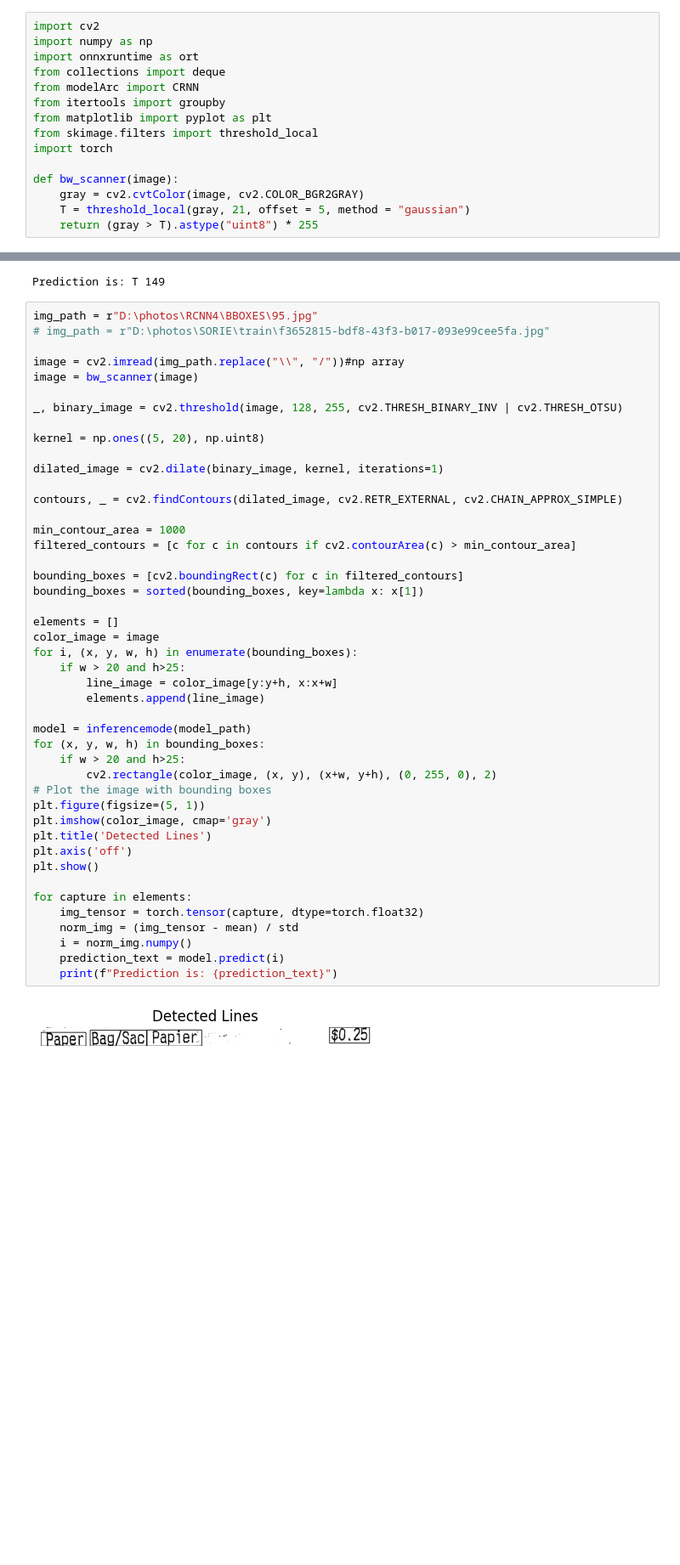
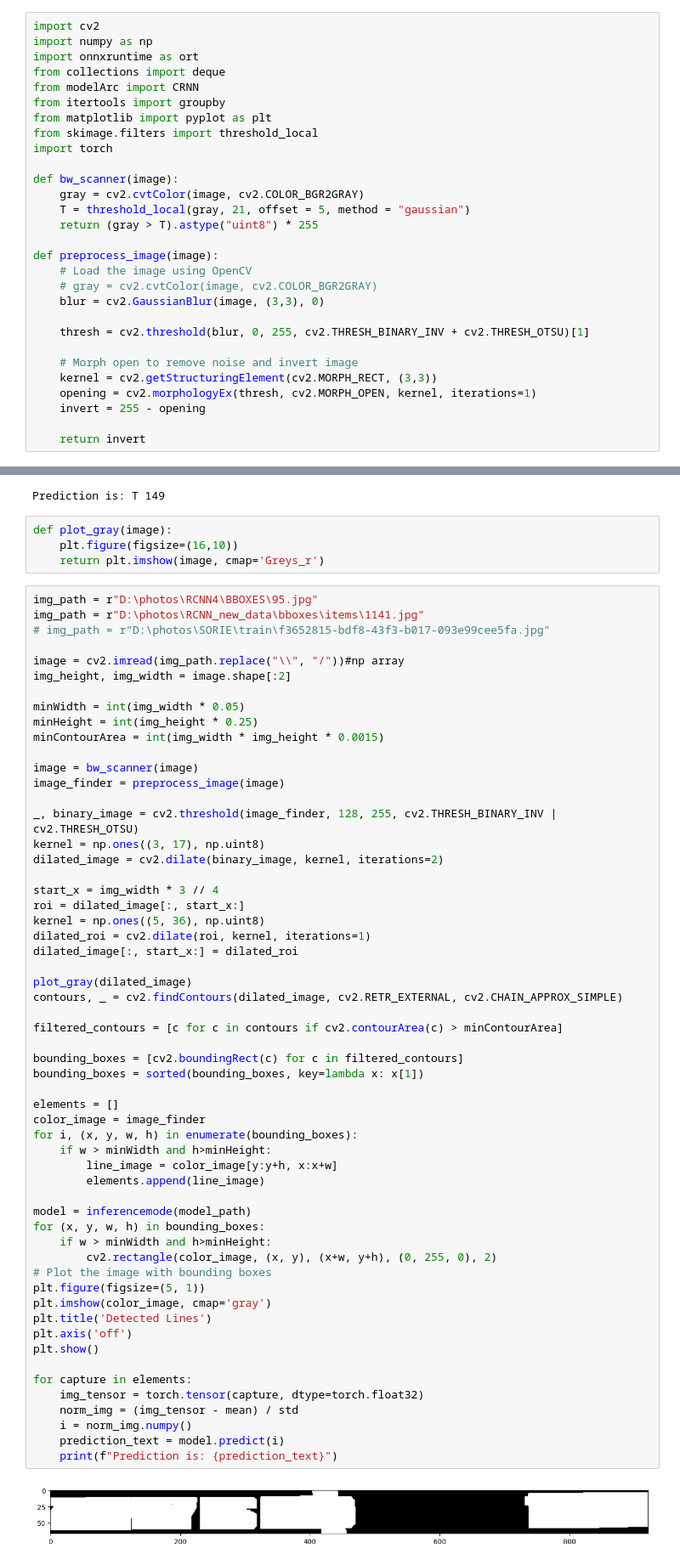
Before and after one commit to kcccr123/receipt-scanner-backend, a Jupyter notebook: RCNN/YOLO_connection.ipynb, the cells around one changed output, grey strips where cells are left out. Shown: that part at 85% size. Saved outputs shown, nothing was run; the diff lists cells and outputs as text; blank space fills up the shorter version.

```diff
--- a/RCNN/YOLO_connection.ipynb
+++ b/RCNN/YOLO_connection.ipynb
@@ -13,4 +13,18 @@ def bw_scanner(image):
     gray = cv2.cvtColor(image, cv2.COLOR_BGR2GRAY)
     T = threshold_local(gray, 21, offset = 5, method = "gaussian")
     return (gray > T).astype("uint8") * 255
+
+def preprocess_image(image):
+    # Load the image using OpenCV
+    # gray = cv2.cvtColor(image, cv2.COLOR_BGR2GRAY)
+    blur = cv2.GaussianBlur(image, (3,3), 0)
+
+    thresh = cv2.threshold(blur, 0, 255, cv2.THRESH_BINARY_INV + cv2.THRESH_OTSU)[1]
+
+    # Morph open to remove noise and invert image
+    kernel = cv2.getStructuringElement(cv2.MORPH_RECT, (3,3))
+    opening = cv2.morphologyEx(thresh, cv2.MORPH_OPEN, kernel, iterations=1)
+    invert = 255 - opening
+
+    return invert
 # %%
@@ -148,50 +184,66 @@ prediction_text = model.predict(image)
 print(f"Prediction is: {prediction_text}")
 # %% [output]
 Prediction is: T 149
+# %%
+def plot_gray(image):
+    plt.figure(figsize=(16,10))
+    return plt.imshow(image, cmap='Greys_r')
 # %%
 img_path = r"D:\photos\RCNN4\BBOXES\95.jpg"
+img_path = r"D:\photos\RCNN_new_data\bboxes\items\1141.jpg"
 # img_path = r"D:\photos\SORIE\train\f3652815-bdf8-43f3-b017-093e99cee5fa.jpg"
 
 image = cv2.imread(img_path.replace("\\", "/"))#np array
+img_height, img_width = image.shape[:2]
+
+minWidth = int(img_width * 0.05)
+minHeight = int(img_height * 0.25)
+minContourArea = int(img_width * img_height * 0.0015)
+
 image = bw_scanner(image)
+image_finder = preprocess_image(image)
 
-_, binary_image = cv2.threshold(image, 128, 255, cv2.THRESH_BINARY_INV | cv2.THRESH_OTSU)
+_, binary_image = cv2.threshold(image_finder, 128, 255, cv2.THRESH_BINARY_INV | cv2.THRESH_OTSU)
+kernel = np.ones((3, 17), np.uint8)
+dilated_image = cv2.dilate(binary_image, kernel, iterations=2)
 
-kernel = np.ones((5, 20), np.uint8)
+start_x = img_width * 3 // 4
+roi = dilated_image[:, start_x:]
+kernel = np.ones((5, 36), np.uint8)
+dilated_roi = cv2.dilate(roi, kernel, iterations=1)
+dilated_image[:, start_x:] = dilated_roi
 
-dilated_image = cv2.dilate(binary_image, kernel, iterations=1)
-
+plot_gray(dilated_image)
 contours, _ = cv2.findContours(dilated_image, cv2.RETR_EXTERNAL, cv2.CHAIN_APPROX_SIMPLE)
 
-min_contour_area = 1000
-filtered_contours = [c for c in contours if cv2.contourArea(c) > min_contour_area]
+filtered_contours = [c for c in contours if cv2.contourArea(c) > minContourArea]
 
 bounding_boxes = [cv2.boundingRect(c) for c in filtered_contours]
 bounding_boxes = sorted(bounding_boxes, key=lambda x: x[1])
 
 elements = []
-color_image = image
+color_image = image_finder
 for i, (x, y, w, h) in enumerate(bounding_boxes):
-    if w > 20 and h>25:
+    if w > minWidth and h>minHeight:
         line_image = color_image[y:y+h, x:x+w]
         elements.append(line_image)
 
 model = inferencemode(model_path)
 for (x, y, w, h) in bounding_boxes:
-    if w > 20 and h>25:
+    if w > minWidth and h>minHeight:
         cv2.rectangle(color_image, (x, y), (x+w, y+h), (0, 255, 0), 2)
 # Plot the image with bounding boxes
 plt.figure(figsize=(5, 1))
 plt.imshow(color_image, cmap='gray')
 plt.title('Detected Lines')
 plt.axis('off')
 plt.show()
 
 for capture in elements:
     img_tensor = torch.tensor(capture, dtype=torch.float32)
     norm_img = (img_tensor - mean) / std
     i = norm_img.numpy()
     prediction_text = model.predict(i)
     print(f"Prediction is: {prediction_text}")
 # %% [output]
-[figure, old version]
+[figure, new version]
```
Also changed, not shown: parts of 3 cells of this notebook, 13 other files.
